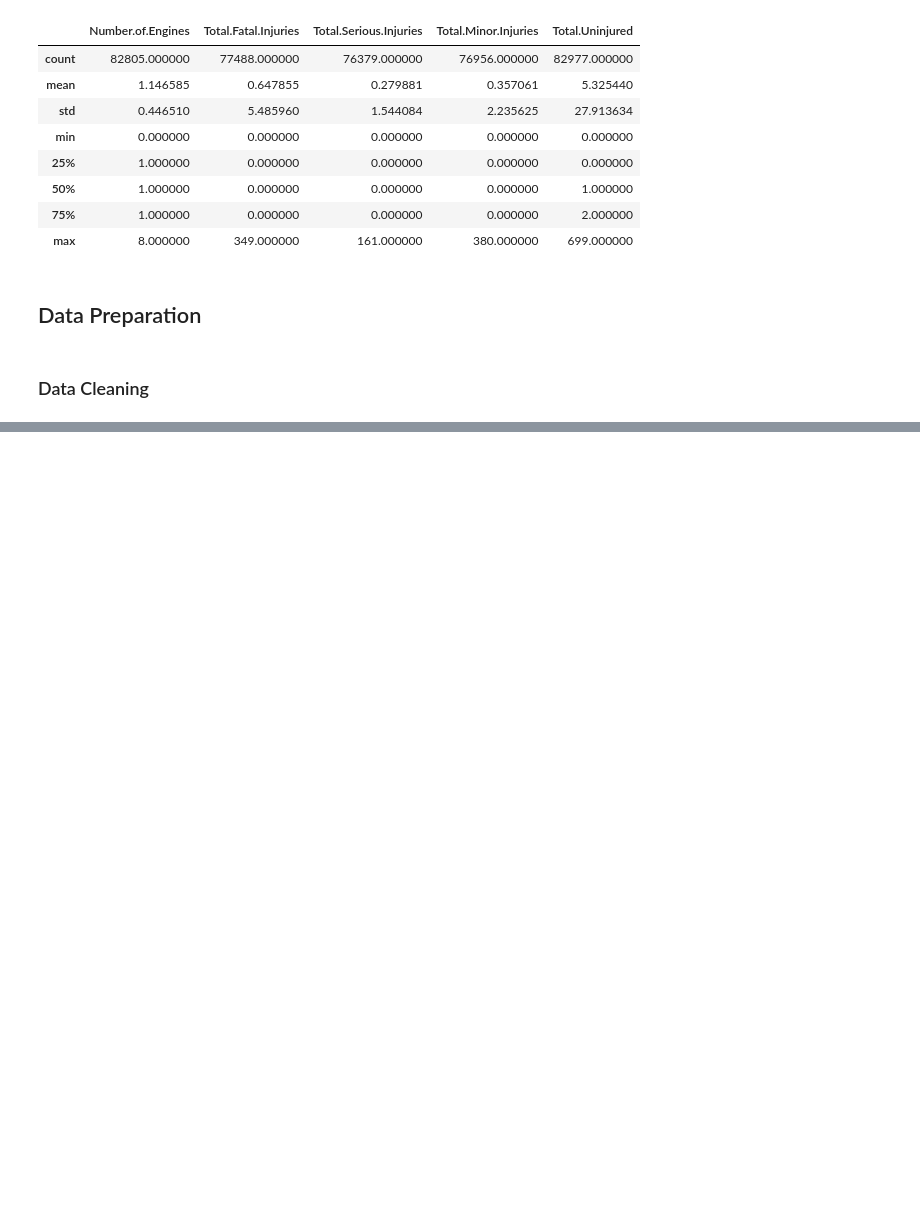
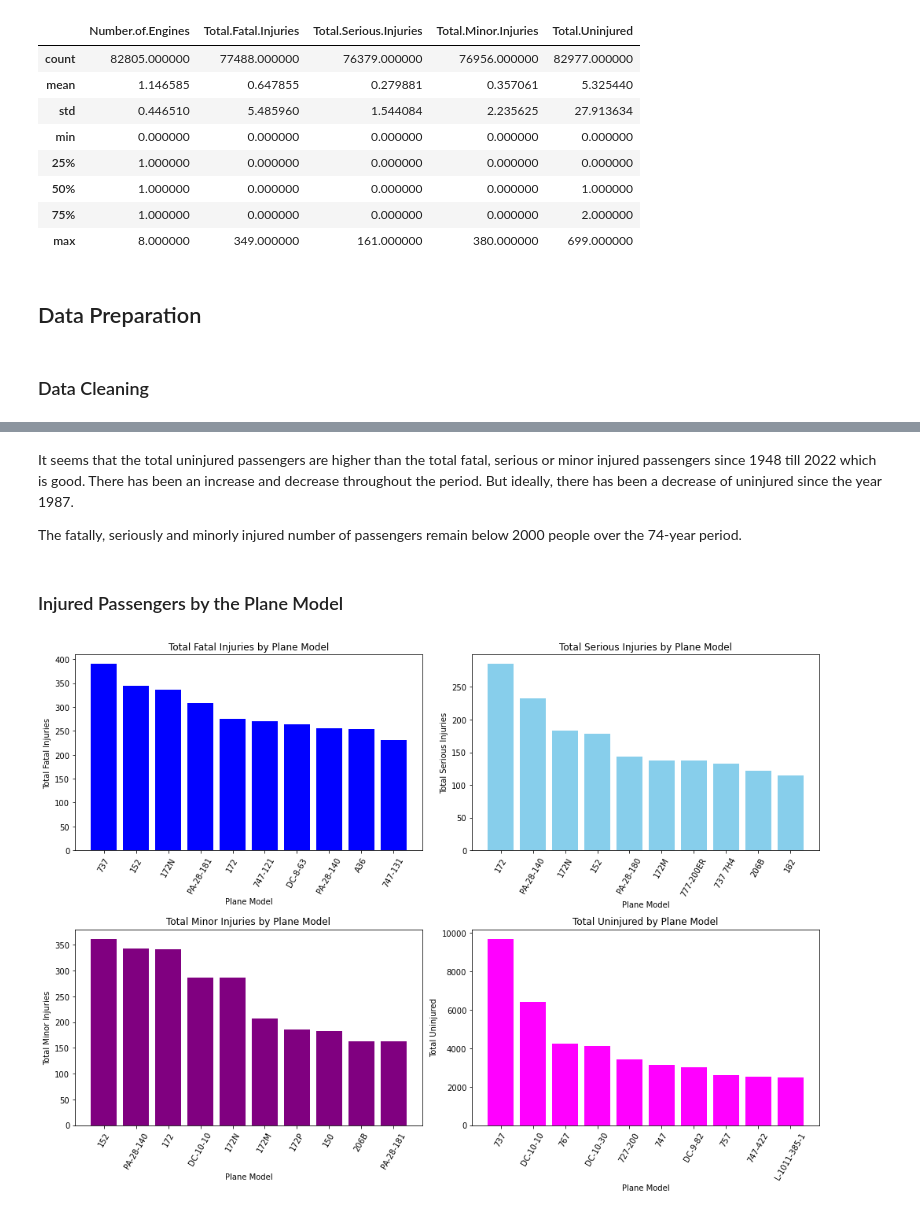
Before and after one commit to tracy-gwehona/Aviation-Risk-Analysis, a Jupyter notebook: student.ipynb, the cells around one changed output, grey strips where cells are left out. Saved outputs shown, nothing was run; the diff lists cells and outputs as text; code cells hidden in the pictures; blank space fills up the shorter version.

```diff
--- a/student.ipynb
+++ b/student.ipynb
@@ -278,0 +298,55 @@ aviation_data
+# %% [markdown]
+It seems that the total uninjured passengers are higher than the total fatal, serious or minor injured passengers since 1948 till 2022 which is good. There has been an increase and decrease throughout the period.
+But ideally, there has been a decrease of uninjured since the year 1987.
+
+The fatally, seriously and minorly injured number of passengers remain below 2000 people over the 74-year period.
+# %% [markdown]
+### Injured Passengers by the Plane Model
+# %%
+# Group by model
+model_grouped = aviation_data.groupby('model').agg({
+    'total_fatal_injuries': 'sum',
+    'total_serious_injuries': 'sum',
+    'total_minor_injuries': 'sum',
+    'total_uninjured': 'sum'
+}).reset_index()
+
+# Create subplots
+fig, axes = plt.subplots(2, 2, figsize = (14, 10))
+
+# Plot total fatal injuries
+fatal_injuries = model_grouped.sort_values(by='total_fatal_injuries', ascending=False)[:10]
+axes[0, 0].bar(fatal_injuries['model'], fatal_injuries['total_fatal_injuries'], color='blue')
+axes[0, 0].set_title('Total Fatal Injuries by Plane Model')
+axes[0, 0].set_xlabel('Plane Model')
+axes[0, 0].set_ylabel('Total Fatal Injuries')
+axes[0, 0].tick_params(axis='x', rotation=60)
+
+# Plot total serious injuries
+serious_injuries = model_grouped.sort_values(by='total_serious_injuries', ascending=False)[:10]
+axes[0, 1].bar(serious_injuries['model'], serious_injuries['total_serious_injuries'], color='skyblue')
+axes[0, 1].set_title('Total Serious Injuries by Plane Model')
+axes[0, 1].set_xlabel('Plane Model')
+axes[0, 1].set_ylabel('Total Serious Injuries')
+axes[0, 1].tick_params(axis='x', rotation=60)
+
+# Plot total minor injuries
+minor_injuries = model_grouped.sort_values(by='total_minor_injuries', ascending=False)[:10]
+axes[1, 0].bar(minor_injuries['model'], minor_injuries['total_minor_injuries'], color='purple')
+axes[1, 0].set_title('Total Minor Injuries by Plane Model')
+axes[1, 0].set_xlabel('Plane Model')
+axes[1, 0].set_ylabel('Total Minor Injuries')
+axes[1, 0].tick_params(axis='x', rotation=60)
+
+# Plot total uninjured
+uninjured = model_grouped.sort_values(by='total_uninjured', ascending=False)[:10]
+axes[1, 1].bar(uninjured['model'], uninjured['total_uninjured'], color='magenta')
+axes[1, 1].set_title('Total Uninjured by Plane Model')
+axes[1, 1].set_xlabel('Plane Model')
+axes[1, 1].set_ylabel('Total Uninjured')
+axes[1, 1].tick_params(axis='x', rotation=60)
+
+plt.tight_layout()
+plt.show()
+# %% [output]
+[figure, added]
```
Also changed, not shown: parts of 38 cells of this notebook.
